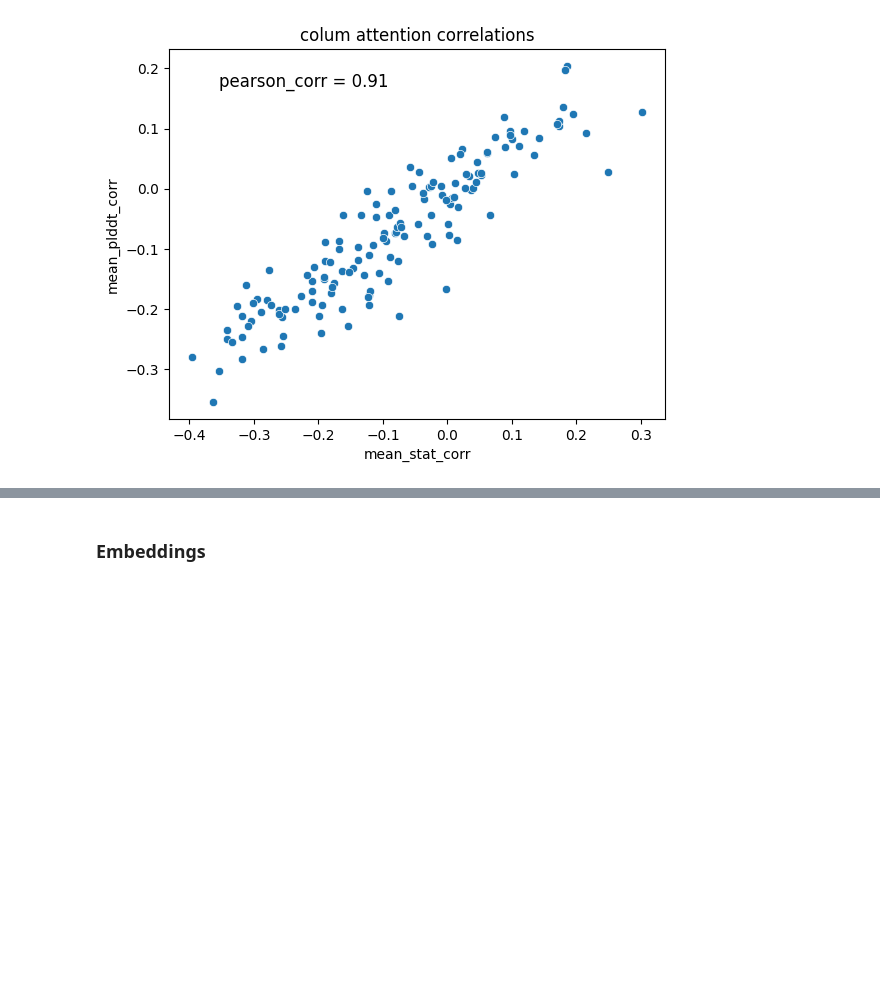
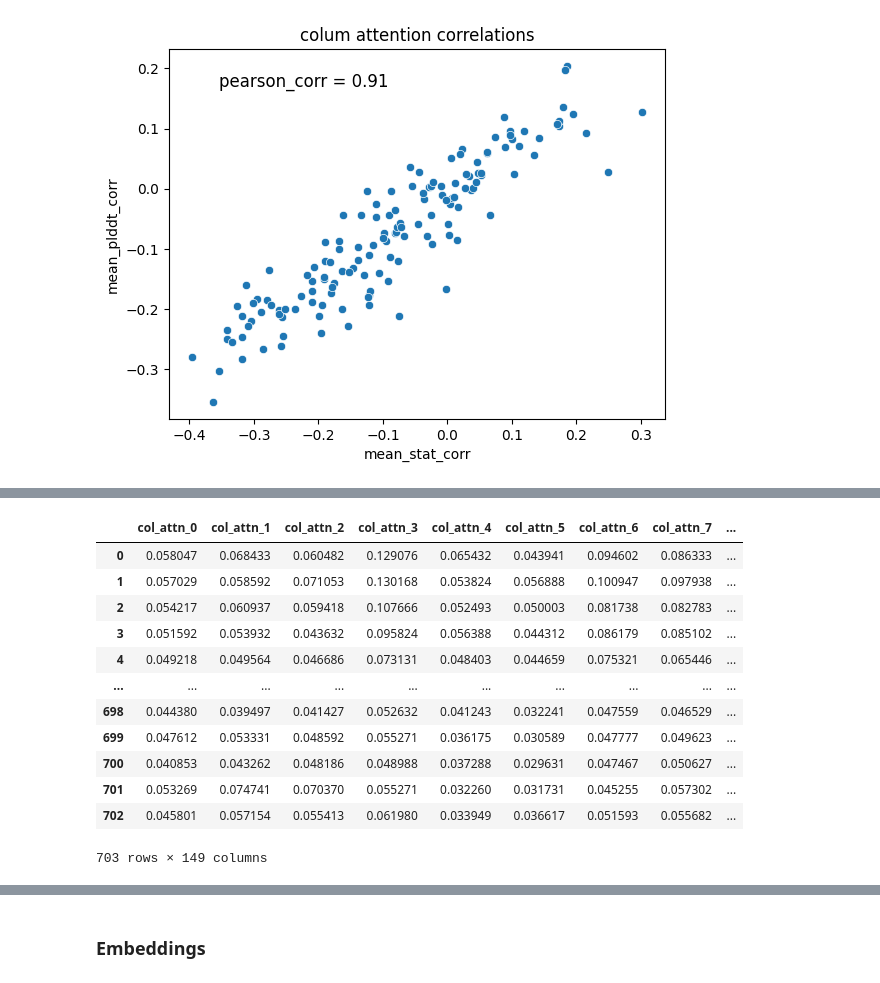
Before and after one commit to anamaysamant/MSA-phylogeny-generation, a Jupyter notebook: PFAM_explorer.ipynb, the cells around one changed output, grey strips where cells are left out. Saved outputs shown, nothing was run; the diff lists cells and outputs as text; code cells hidden in the pictures; blank space fills up the shorter version.

```diff
--- a/PFAM_explorer.ipynb
+++ b/PFAM_explorer.ipynb
@@ -206,0 +252,18 @@ Text(0.1, 0.9, 'pearson_corr = 0.91')
+# %%
+def reorder_seqs(tree_root, all_nat_seqs_dict):
+
+    output = []
+
+    def reorder_seqs_recur(tree_root, all_nat_seqs_dict):
+
+        b = tree_root.clades
+
+        if len(b)>0:
+            for clade in b:
+               reorder_seqs_recur(clade, all_nat_seqs_dict)
+        else:
+            output.append((tree_root.name,all_nat_seqs_dict[tree_root.name]))
+
+    reorder_seqs_recur(tree_root, all_nat_seqs_dict)
+
+    return output
@@ -206,0 +434,16 @@ Text(0.1, 0.9, 'pearson_corr = 0.91')
+# %%
+train_df
+# %% [output]
+|  | col_attn_0 | col_attn_1 | col_attn_2 | col_attn_3 | col_attn_4 | col_attn_5 | col_attn_6 | col_attn_7 | ... |
+| 0 | 0.058047 | 0.068433 | 0.060482 | 0.129076 | 0.065432 | 0.043941 | 0.094602 | 0.086333 | ... |
+| 1 | 0.057029 | 0.058592 | 0.071053 | 0.130168 | 0.053824 | 0.056888 | 0.100947 | 0.097938 | ... |
+| 2 | 0.054217 | 0.060937 | 0.059418 | 0.107666 | 0.052493 | 0.050003 | 0.081738 | 0.082783 | ... |
+| 3 | 0.051592 | 0.053932 | 0.043632 | 0.095824 | 0.056388 | 0.044312 | 0.086179 | 0.085102 | ... |
+| 4 | 0.049218 | 0.049564 | 0.046686 | 0.073131 | 0.048403 | 0.044659 | 0.075321 | 0.065446 | ... |
+| ... | ... | ... | ... | ... | ... | ... | ... | ... | ... |
+| 698 | 0.044380 | 0.039497 | 0.041427 | 0.052632 | 0.041243 | 0.032241 | 0.047559 | 0.046529 | ... |
+| 699 | 0.047612 | 0.053331 | 0.048592 | 0.055271 | 0.036175 | 0.030589 | 0.047777 | 0.049623 | ... |
+| 700 | 0.040853 | 0.043262 | 0.048186 | 0.048988 | 0.037288 | 0.029631 | 0.047467 | 0.050627 | ... |
+| 701 | 0.053269 | 0.074741 | 0.070370 | 0.055271 | 0.032260 | 0.031731 | 0.045255 | 0.057302 | ... |
+| 702 | 0.045801 | 0.057154 | 0.055413 | 0.061980 | 0.033949 | 0.036617 | 0.051593 | 0.055682 | ... |
+703 rows × 149 columns
```
Also changed, not shown: parts of 19 cells of this notebook, 3 other files.
